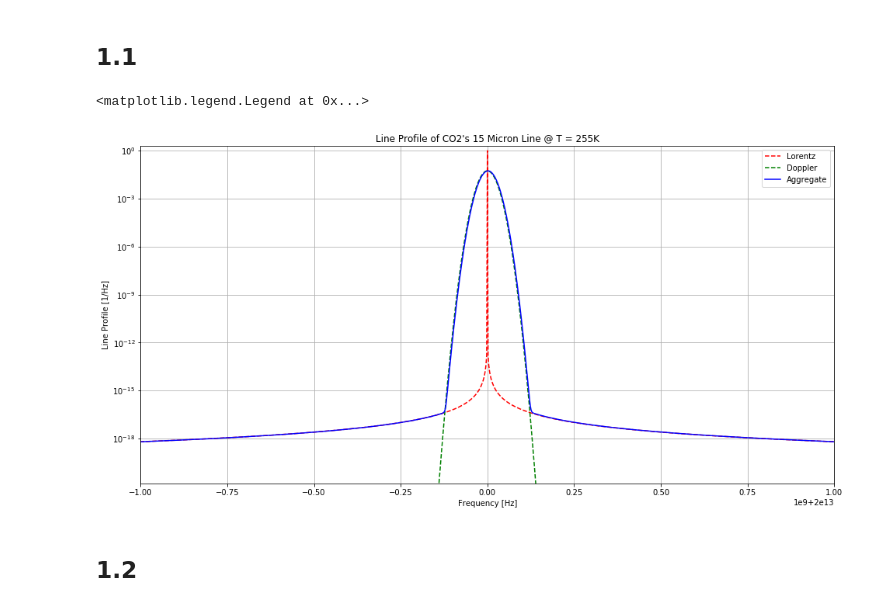
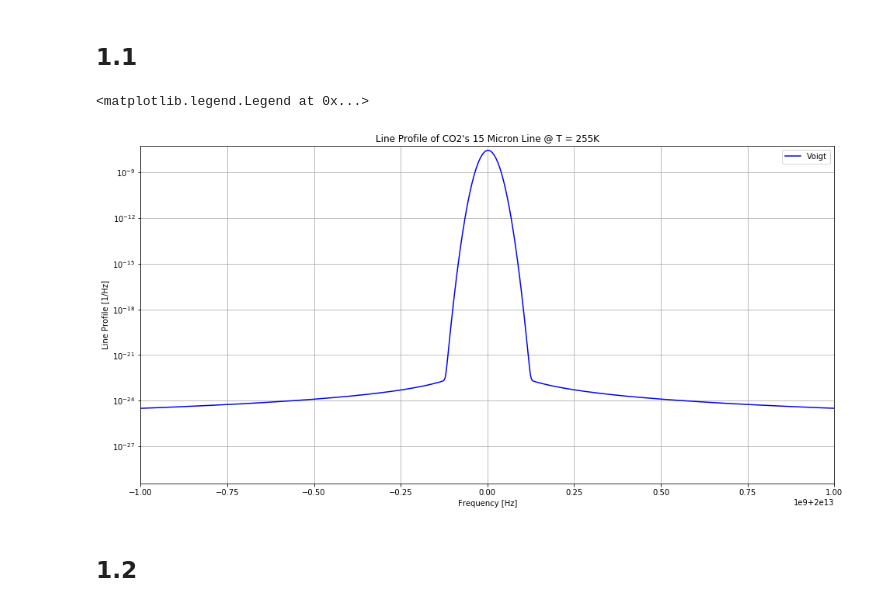
Before and after one commit to lydia-lee/astro207, a Jupyter notebook: ps_2021/04/questions/q_radiative_forcing_with_CO2.ipynb, the cells around one changed output. Drawn from its saved outputs; the diff is of its cells as text; code cells hidden in the pictures.

```diff
--- a/ps_2021/04/questions/q_radiative_forcing_with_CO2.ipynb
+++ b/ps_2021/04/questions/q_radiative_forcing_with_CO2.ipynb
@@ -8,11 +8,13 @@ from scipy import signal
 from astropy.visualization import quantity_support
 import matplotlib.pyplot as plt
 from pprint import pprint
+
+import matplotlib as mpl
+mpl.rcParams['agg.path.chunksize'] = 50000000
 # %%
 c = 3e10 # cm/s, speed of light
 kB = 1.4e-16 # cgs, Boltzmann constant
-# mp = 1e-24 # g, proton mass
-m = 7.33500e-23 # g, mass of CO2 molecule
+m = 7.335e-23 # g, mass of CO2 molecule
 A21 = 10 # s^-1, Einstein A of the transition
 L21 = 15e-4 # cm, wavelength of the transition
 F21 = c / L21 # Hz, frequency of the transition
@@ -35,26 +37,30 @@ def doppler(nu, T, m, nu0=F21):
         nu0: center frequency [Hz]"""
     dnu = np.sqrt(2 * kB * T / m) * nu0/c
     ans = 1./(dnu * np.sqrt(np.pi)) * np.exp(-(nu-nu0)**2/dnu**2)
-    return ans / sum(ans)
+    return ans / ans.sum()
 
-def voigt(nu, T, m, A=A21, nu0=F21):
+def voigt(nu, T, m, A=A21, nu0=F21, mode='fft'):
     """Return a Voigt line profile function evaluated at the specified frequencies.
     Arguments:
         nu: spectral frequency [Hz]
         T: Temperature [K]
         m: Mass of the particle [g]
         A: Einstein A coefficient [s^-1]
-        nu0: center frequency [Hz]"""
+        nu0: center frequency [Hz]
+        mode: fft uses FFT for convolution, anything else uses
+            polynomial multiplication.
+    """
     phi_lorentz = lorentz(nu=nu, A=A, nu0=nu0)
     phi_doppler = doppler(nu=nu, m=m, T=T, nu0=nu0)
-    phi_voigt = np.convolve(phi_lorentz, phi_doppler, mode='same')
-    phi_voigt_norm = phi_voigt/sum(phi_voigt)
+    f_conv = signal.fftconvolve if mode == 'fft' else np.convolve
+    phi_voigt = f_conv(phi_lorentz, phi_doppler, mode='same')
+    phi_voigt_norm = phi_voigt/np.trapz(phi_voigt, nu)
     return phi_voigt_norm
 
-def sigma(nu, A, T, m, nu0=F21):
+def sigma(nu, A, T, m, nu0=F21, mode='fft'):
     """Return the cross-section for photon absorption."""
     lamb0 = c/nu0
-    return lamb0**2/(8*np.pi) * A * voigt(nu=nu, T=T, m=m, A=A, nu0=nu0)
+    return lamb0**2/(8*np.pi) * A * voigt(nu=nu, T=T, m=m, A=A, nu0=nu0, mode=mode)
 # %% [markdown]
 <h2>1.1</h2>
 # %%
@@ -64,26 +68,21 @@ nu_vec_narrow = np.arange(0.99*F21, 1.01 * F21, F21*1e-7)
 T = 255 # K
 # %%
-prof_lorentz = lorentz(nu=nu_vec_narrow, A=A21, nu0=F21)
-prof_doppler = doppler(nu=nu_vec_narrow, m=m, T=T, nu0=F21)
-prof_voigt = voigt(nu=nu_vec_narrow, T=T, m=m, A=A21, nu0=F21)
+prof_voigt = voigt(nu=nu_vec_narrow, T=T, m=m, A=A21, nu0=F21, mode=None)
 # %%
 plt.rcParams['figure.figsize'] = (16, 8)
-
-plt.semilogy(nu_vec_narrow, prof_lorentz, 'r--', label='Lorentz')
-plt.semilogy(nu_vec_narrow, prof_doppler, 'g--',  label='Doppler')
-plt.semilogy(nu_vec_narrow, prof_voigt, 'b', label='Aggregate')
+plt.semilogy(nu_vec_narrow, prof_voigt, 'b', label='Voigt')
 
 plt.xlabel('Frequency [Hz]')
 plt.ylabel('Line Profile [1/Hz]')
 plt.title(f'Line Profile of CO2\'s 15 Micron Line @ T = {T}K')
-plt.ylim((prof_voigt[int(round(len(prof_voigt)*.45))], 2*max(max(prof_lorentz), max(prof_doppler), max(prof_voigt))))
+plt.ylim((min(prof_voigt), 2*max(prof_voigt)))
 plt.xlim((.99995*F21, 1.00005*F21))
 
 plt.grid(True)
 plt.legend()
 # %% [output]
 <matplotlib.legend.Legend at 0x...>
-[figure, old version]
+[figure, new version]
 # %% [markdown]
 <h2>1.2</h2>
 # %%
```
Also changed, not shown: parts of 7 cells of this notebook, 10 other files.
